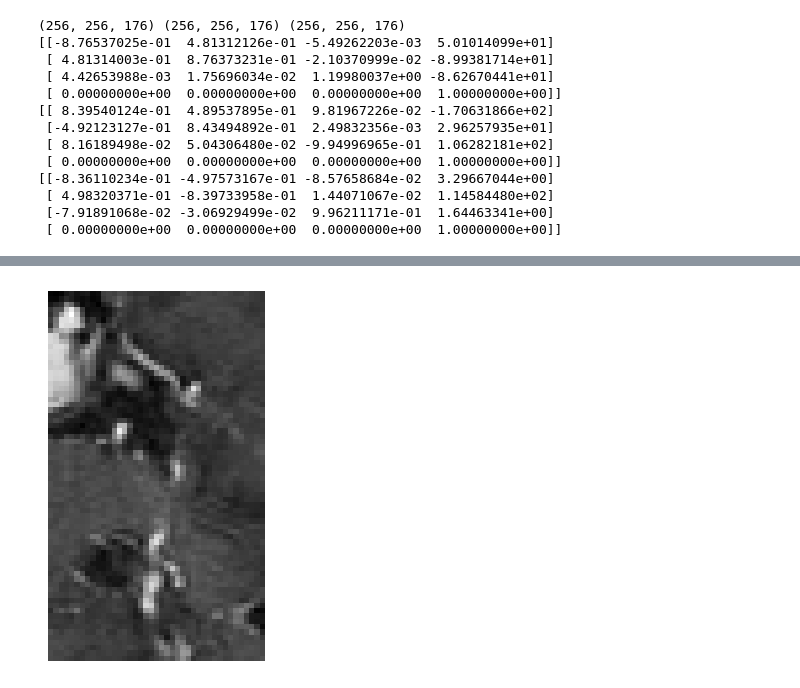
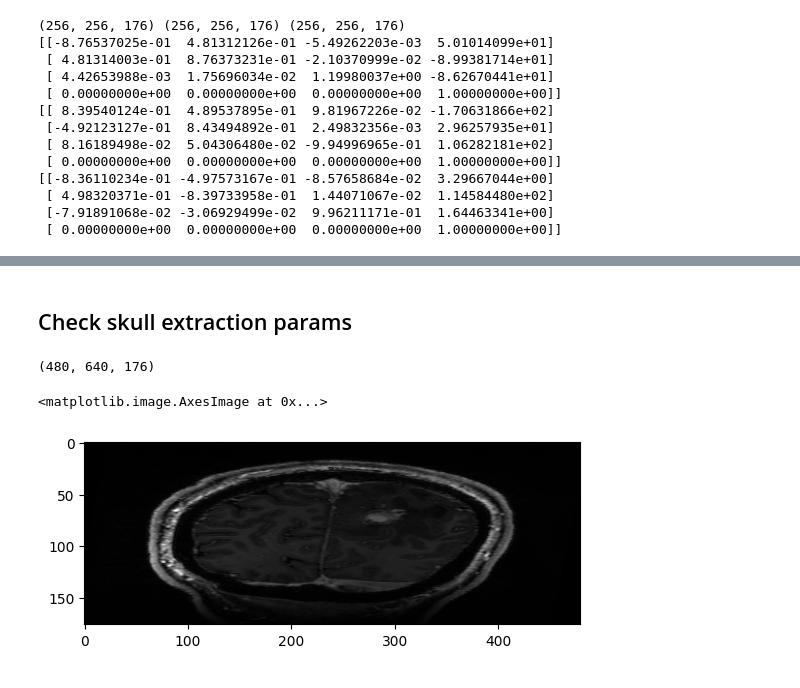
Before and after one commit to adiljahouh/Thesis-Change-Detection-in-MRI, a Jupyter notebook: notebooks/remind_data.ipynb, the cells around one changed output, grey strips where cells are left out. Drawn from its saved outputs; the diff is of its cells as text; code cells hidden in the pictures.

```diff
--- a/notebooks/remind_data.ipynb
+++ b/notebooks/remind_data.ipynb
@@ -158,7 +131,11 @@ plt.show()  # Display both images
-# %%
-plt.imshow(tumor[0], cmap='gray', alpha=1)  # Overlay the 'tumor' with transparency
-# plt.imshow(pre[30], cmap='gray')  # Display the grayscale 'pre' image
-plt.axis('off')  # Remove axis
-plt.show()  # Display both images
-# %% [output]
-[figure, removed]
+# %% [markdown]
+## Check skull extraction params
+# %%
+pat_103path = "/home/adil/Documents/TUE/preparationPhase/myProject/data/ReMIND_dataset/ReMIND-Manifest-Sept-2023/ReMIND/ReMIND-103/12-25-1982-Preop-65502/T1_converted/2.000000-3DAXT1postcontrast-38037_3D_AX_T1_postcontrast_19821225152927_2.nii.gz"
+pat103skull = nib.load(pat_103path)
+print(pat103skull.get_fdata().shape)
+plt.imshow(pat103skull.get_fdata()[:, 120, :].T, cmap='gray', alpha=1)  # Overlay the 'tumor' with transparency
+# %% [output]
+(480, 640, 176)
+<matplotlib.image.AxesImage at 0x...>
+[figure, added]
```
Also changed, not shown: parts of 6 cells of this notebook, 14 other files.
